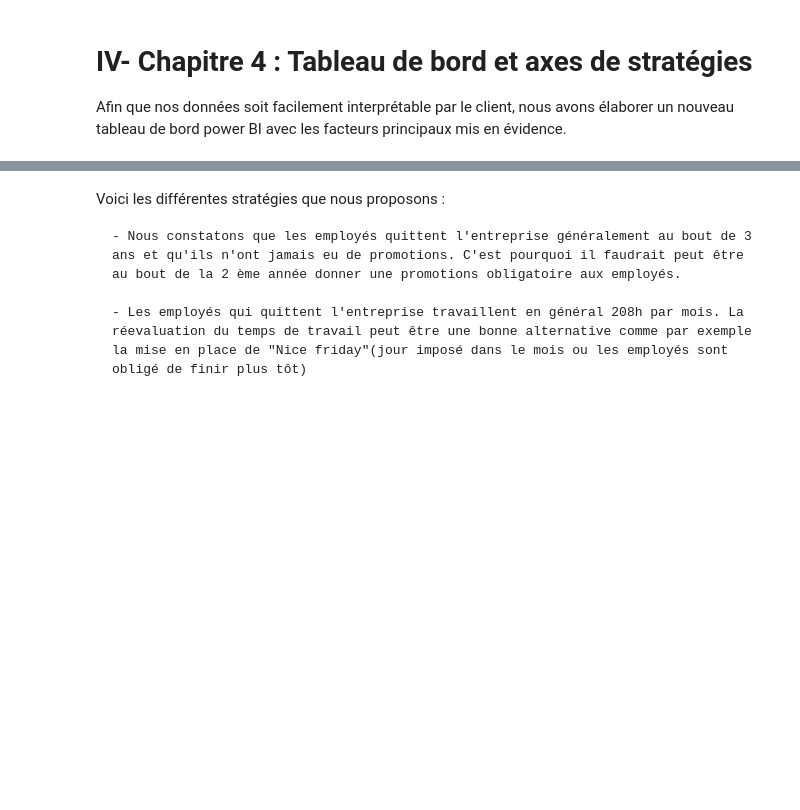
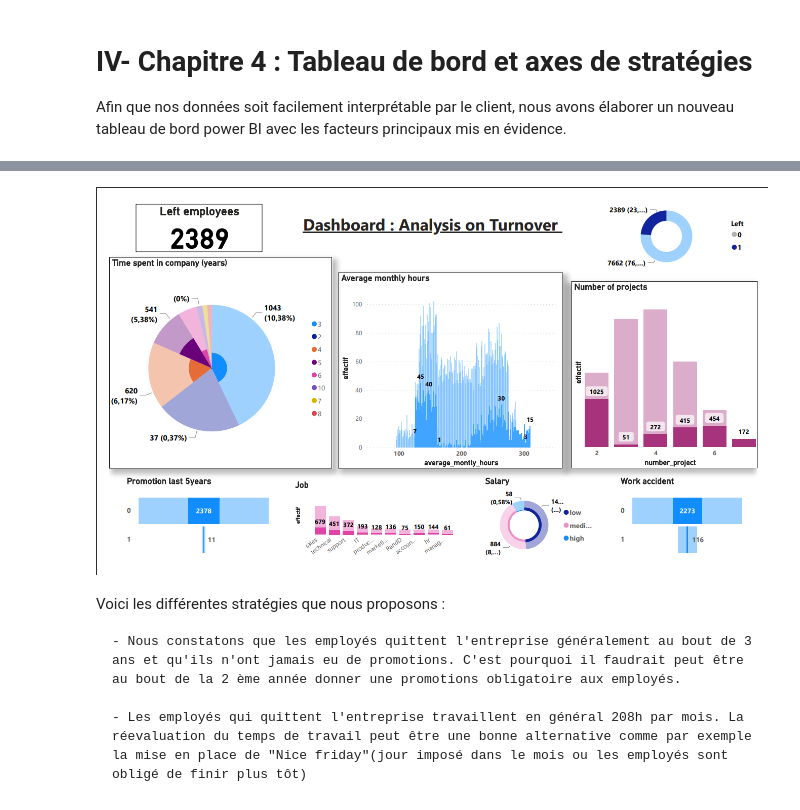
Before and after one commit to Gadeux/Projet-BI---Emma-et-Sarah, a Jupyter notebook: BI-Sarah et Emma.ipynb, the cells around one changed output, grey strips where cells are left out. Cells and saved outputs as stored; diff of their text form; code cells hidden in the pictures; blank space fills up the shorter version.

```diff
--- a/BI-Sarah et Emma.ipynb
+++ b/BI-Sarah et Emma.ipynb
@@ -1077,3 +1259,8 @@ Dashboard1
+# %%
+Dashboard2 = Image.open('dash2.png')
+Dashboard2
+# %% [output]
+[figure, added]
 # %% [markdown]
 Voici les différentes stratégies que nous proposons :
 
```
Also changed, not shown: parts of 46 cells of this notebook.
